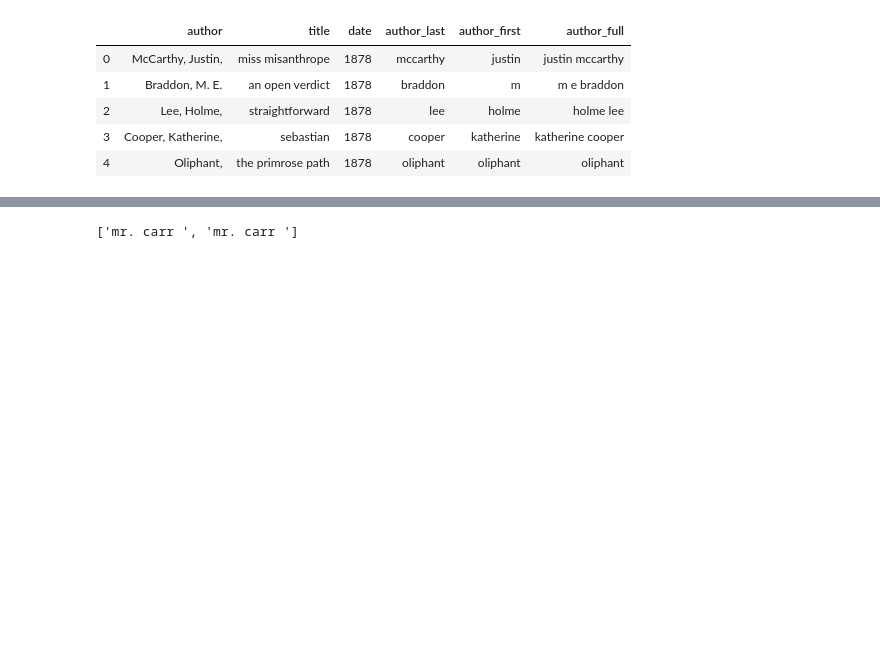
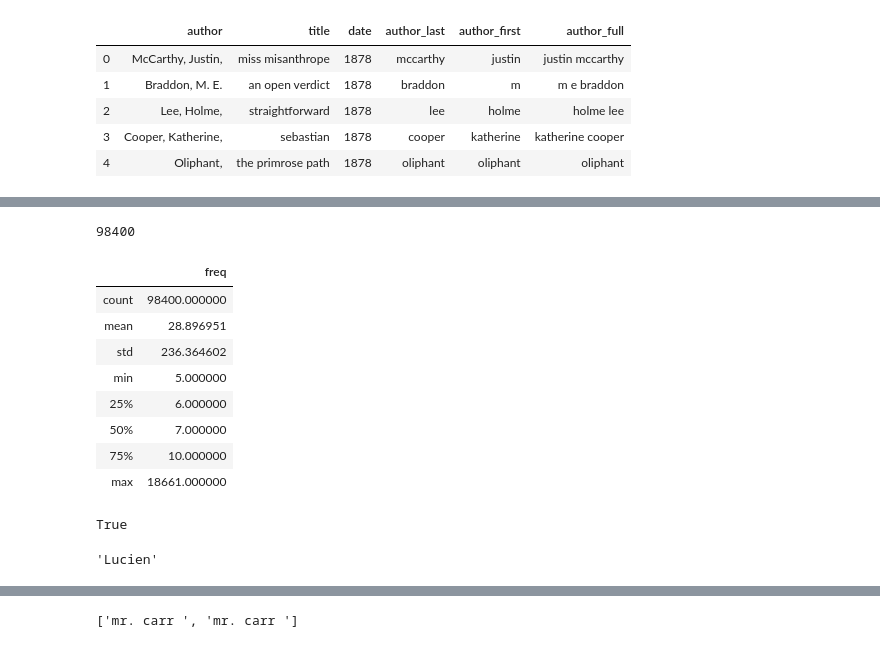
Before and after one commit to mjlavin80/aps_review_classification, a Jupyter notebook: scripts/exploring_name_match.ipynb, the cells around one changed output, grey strips where cells are left out. Drawn from its saved outputs; the diff is of its cells as text; code cells hidden in the pictures; blank space fills up the shorter version.

```diff
--- a/scripts/exploring_name_match.ipynb
+++ b/scripts/exploring_name_match.ipynb
@@ -188,0 +249,20 @@ def find_top_author(text, name_dict):
+# %%
+len(grouped)
+# %% [output]
+98400
+# %%
+grouped['freq'] = grouped.freq.apply(lambda x: round(x))
+# %%
+grouped = grouped.reset_index()
+# %%
+grouped.describe()
+# %% [output]
+|  | freq |
+| count | 98400.000000 |
+| mean | 28.896951 |
+| std | 236.364602 |
+| min | 5.000000 |
+| 25% | 6.000000 |
+| 50% | 7.000000 |
+| 75% | 10.000000 |
+| max | 18661.000000 |
@@ -188,0 +271,15 @@ def find_top_author(text, name_dict):
+# %%
+from symspellpy.symspellpy import SymSpell, Verbosity
+
+# maximum edit distance per dictionary precalculation
+max_edit_distance_dictionary = 2
+prefix_length = 7
+# create object
+sym_spell = SymSpell(max_edit_distance_dictionary, prefix_length)
+# load dictionary
+dictionary_path = "name_freq_dict.txt"
+term_index = 0
+count_index = 1
+sym_spell.load_dictionary(dictionary_path, term_index, count_index, separator=",")
+# %% [output]
+True
@@ -188,0 +291,4 @@ def find_top_author(text, name_dict):
+# %%
+top
+# %% [output]
+'Lucien'
```
Also changed, not shown: parts of 43 cells of this notebook.
